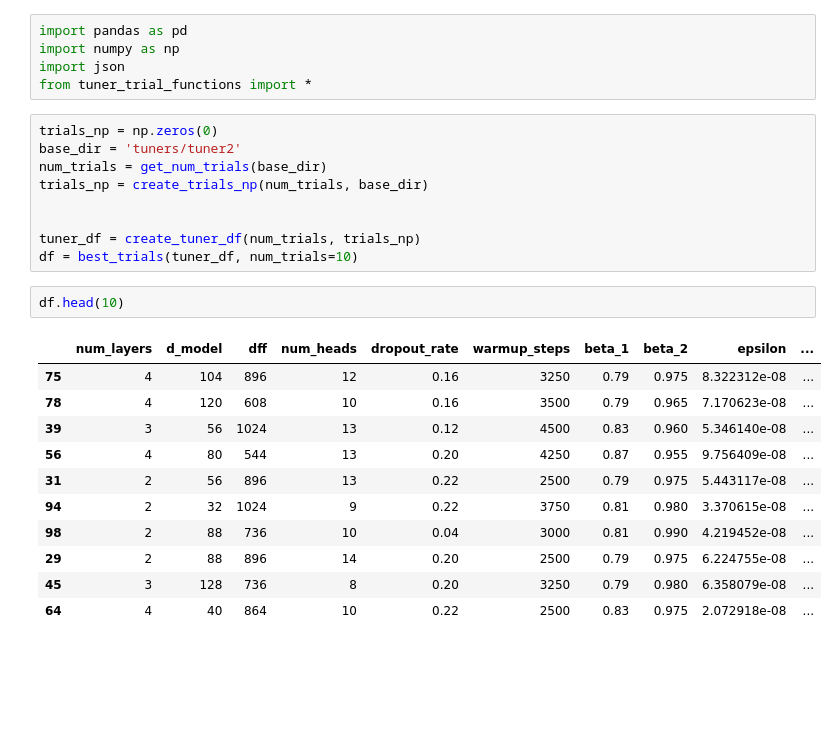
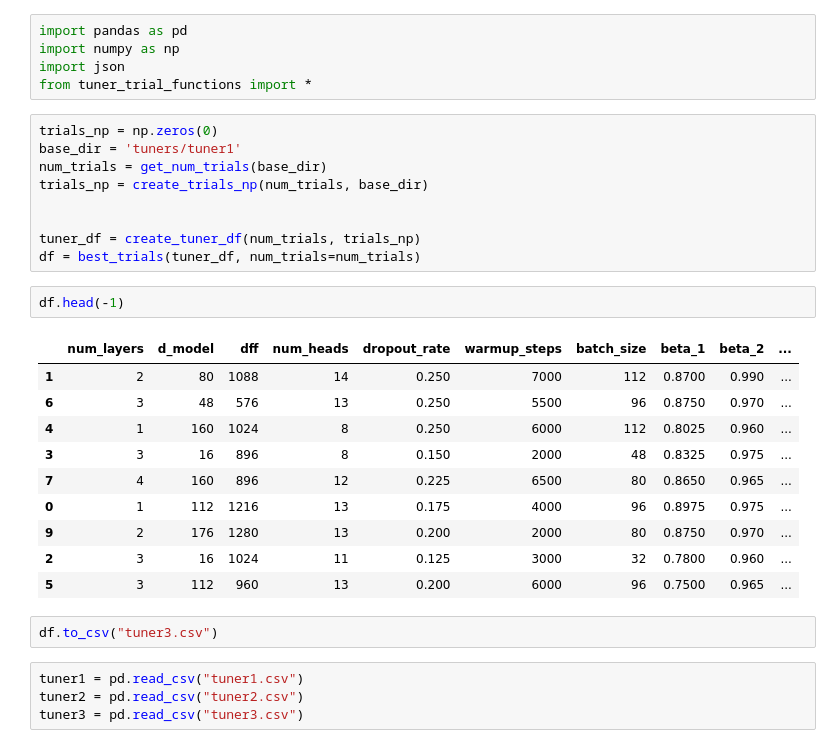
Before and after one commit to a-miller77/MoonWallRating-public, a Jupyter notebook: tuner_trial_extraction.ipynb, the cells around one changed output. Cells and saved outputs as stored; diff of their text form; blank space fills up the shorter version.

```diff
--- a/tuner_trial_extraction.ipynb
+++ b/tuner_trial_extraction.ipynb
@@ -5,24 +5,29 @@ import json
 from tuner_trial_functions import *
 # %%
 trials_np = np.zeros(0)
-base_dir = 'tuners/tuner2'
+base_dir = 'tuners/tuner1'
 num_trials = get_num_trials(base_dir)
 trials_np = create_trials_np(num_trials, base_dir)
 
 
 tuner_df = create_tuner_df(num_trials, trials_np)
-df = best_trials(tuner_df, num_trials=10)
+df = best_trials(tuner_df, num_trials=num_trials)
 # %%
-df.head(10)
+df.head(-1)
 # %% [output]
-|  | num_layers | d_model | dff | num_heads | dropout_rate | warmup_steps | beta_1 | beta_2 | epsilon | ... |
-| 75 | 4 | 104 | 896 | 12 | 0.16 | 3250 | 0.79 | 0.975 | 8.322312e-08 | ... |
-| 78 | 4 | 120 | 608 | 10 | 0.16 | 3500 | 0.79 | 0.965 | 7.170623e-08 | ... |
-| 39 | 3 | 56 | 1024 | 13 | 0.12 | 4500 | 0.83 | 0.960 | 5.346140e-08 | ... |
-| 56 | 4 | 80 | 544 | 13 | 0.20 | 4250 | 0.87 | 0.955 | 9.756409e-08 | ... |
-| 31 | 2 | 56 | 896 | 13 | 0.22 | 2500 | 0.79 | 0.975 | 5.443117e-08 | ... |
-| 94 | 2 | 32 | 1024 | 9 | 0.22 | 3750 | 0.81 | 0.980 | 3.370615e-08 | ... |
-| 98 | 2 | 88 | 736 | 10 | 0.04 | 3000 | 0.81 | 0.990 | 4.219452e-08 | ... |
-| 29 | 2 | 88 | 896 | 14 | 0.20 | 2500 | 0.79 | 0.975 | 6.224755e-08 | ... |
-| 45 | 3 | 128 | 736 | 8 | 0.20 | 3250 | 0.79 | 0.980 | 6.358079e-08 | ... |
-| 64 | 4 | 40 | 864 | 10 | 0.22 | 2500 | 0.83 | 0.975 | 2.072918e-08 | ... |
+|  | num_layers | d_model | dff | num_heads | dropout_rate | warmup_steps | batch_size | beta_1 | beta_2 | ... |
+| 1 | 2 | 80 | 1088 | 14 | 0.250 | 7000 | 112 | 0.8700 | 0.990 | ... |
+| 6 | 3 | 48 | 576 | 13 | 0.250 | 5500 | 96 | 0.8750 | 0.970 | ... |
+| 4 | 1 | 160 | 1024 | 8 | 0.250 | 6000 | 112 | 0.8025 | 0.960 | ... |
+| 3 | 3 | 16 | 896 | 8 | 0.150 | 2000 | 48 | 0.8325 | 0.975 | ... |
+| 7 | 4 | 160 | 896 | 12 | 0.225 | 6500 | 80 | 0.8650 | 0.965 | ... |
+| 0 | 1 | 112 | 1216 | 13 | 0.175 | 4000 | 96 | 0.8975 | 0.975 | ... |
+| 9 | 2 | 176 | 1280 | 13 | 0.200 | 2000 | 80 | 0.8750 | 0.970 | ... |
+| 2 | 3 | 16 | 1024 | 11 | 0.125 | 3000 | 32 | 0.7800 | 0.960 | ... |
+| 5 | 3 | 112 | 960 | 13 | 0.200 | 6000 | 96 | 0.7500 | 0.965 | ... |
+# %%
+df.to_csv("tuner3.csv")
+# %%
+tuner1 = pd.read_csv("tuner1.csv")
+tuner2 = pd.read_csv("tuner2.csv")
+tuner3 = pd.read_csv("tuner3.csv")
```
Also changed, not shown: parts of 3 cells of this notebook, 19 other files.
